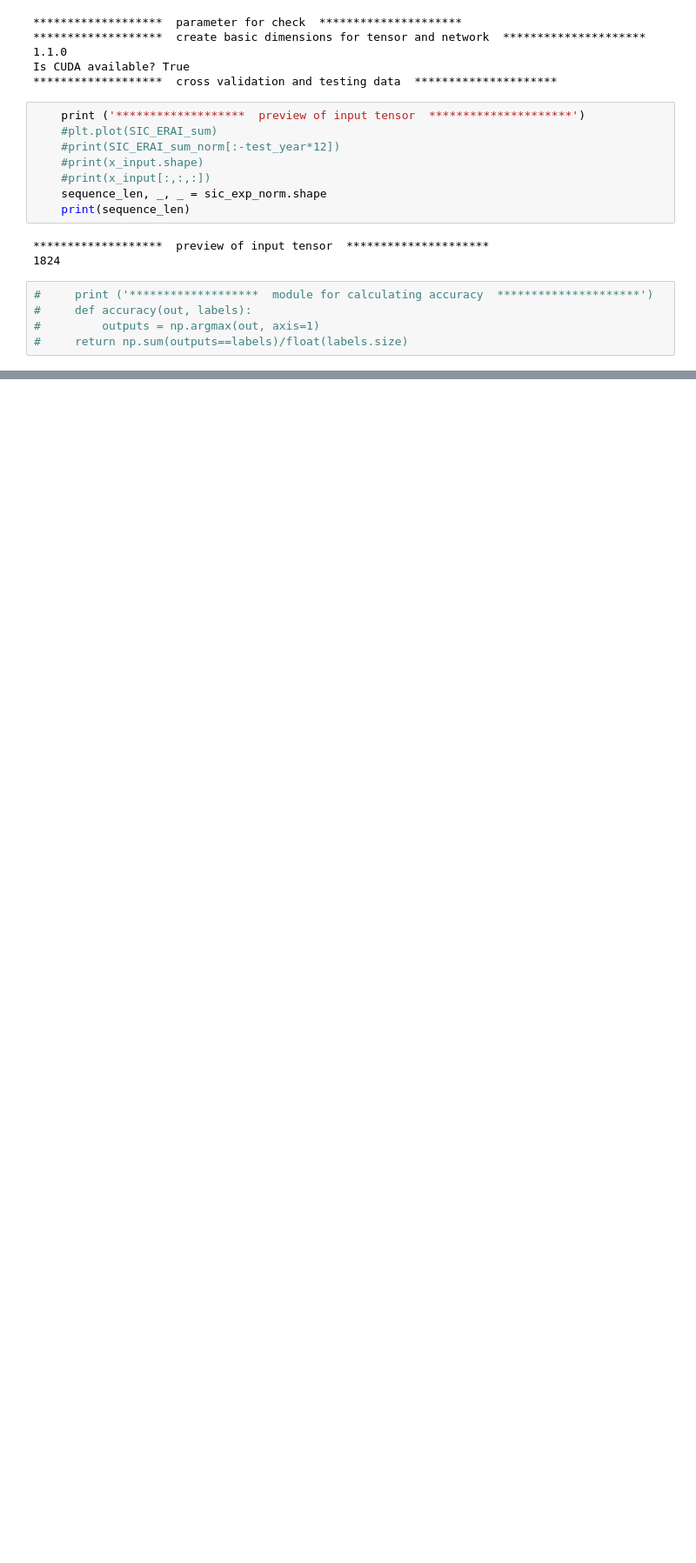
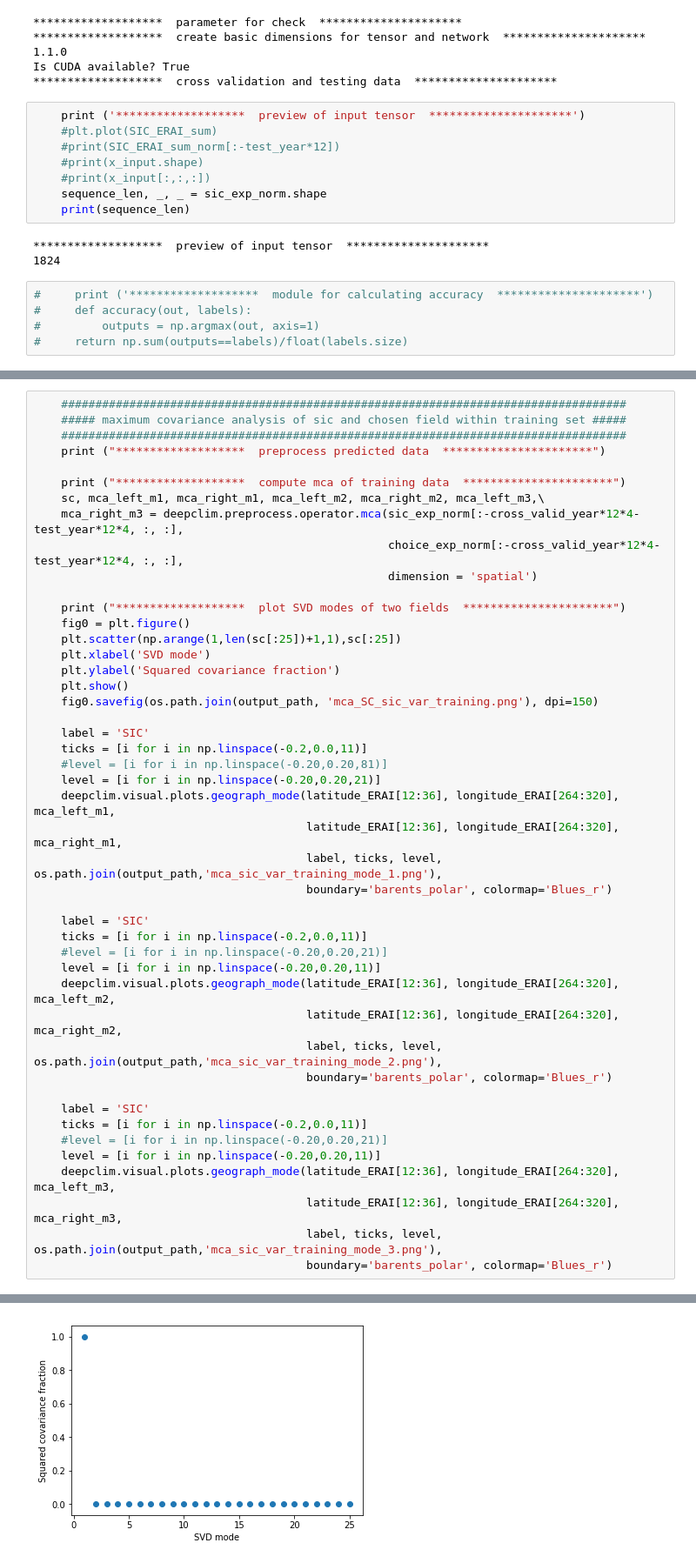
Before and after one commit to geek-yang/DeepArctic, a Jupyter notebook: Map/valid_All/map_LSTM_multiple_2SIC_Barents_GPU_param_validAll_MCA.ipynb, the cells around one changed output, grey strips where cells are left out. Shown at 87% size. Cells and saved outputs as stored; diff of their text form; blank space fills up the shorter version.

Commit message:
update MCA analysis

```diff
--- a/Map/valid_All/map_LSTM_multiple_2SIC_Barents_GPU_param_validAll_MCA.ipynb
+++ b/Map/valid_All/map_LSTM_multiple_2SIC_Barents_GPU_param_validAll_MCA.ipynb
@@ -847,0 +527,47 @@ The input fields are originally on geographical grid
+# %%
+    ###################################################################################
+    ##### maximum covariance analysis of sic and chosen field within training set #####
+    ###################################################################################
+    print ("*******************  preprocess predicted data  **********************")
+
+    print ("*******************  compute mca of training data  **********************")
+    sc, mca_left_m1, mca_right_m1, mca_left_m2, mca_right_m2, mca_left_m3,\
+    mca_right_m3 = deepclim.preprocess.operator.mca(sic_exp_norm[:-cross_valid_year*12*4-test_year*12*4, :, :],
+                                                    choice_exp_norm[:-cross_valid_year*12*4-test_year*12*4, :, :],
+                                                    dimension = 'spatial')
+
+    print ("*******************  plot SVD modes of two fields  **********************")
+    fig0 = plt.figure()
+    plt.scatter(np.arange(1,len(sc[:25])+1,1),sc[:25])
+    plt.xlabel('SVD mode')
+    plt.ylabel('Squared covariance fraction')
+    plt.show()
+    fig0.savefig(os.path.join(output_path, 'mca_SC_sic_var_training.png'), dpi=150)
+
+    label = 'SIC'
+    ticks = [i for i in np.linspace(-0.2,0.0,11)]
+    #level = [i for i in np.linspace(-0.20,0.20,81)]
+    level = [i for i in np.linspace(-0.20,0.20,21)]
+    deepclim.visual.plots.geograph_mode(latitude_ERAI[12:36], longitude_ERAI[264:320], mca_left_m1,
+                                        latitude_ERAI[12:36], longitude_ERAI[264:320], mca_right_m1,
+                                        label, ticks, level, os.path.join(output_path,'mca_sic_var_training_mode_1.png'),
+                                        boundary='barents_polar', colormap='Blues_r')
+
+    label = 'SIC'
+    ticks = [i for i in np.linspace(-0.2,0.0,11)]
+    #level = [i for i in np.linspace(-0.20,0.20,21)]
+    level = [i for i in np.linspace(-0.20,0.20,11)]
+    deepclim.visual.plots.geograph_mode(latitude_ERAI[12:36], longitude_ERAI[264:320], mca_left_m2,
+                                        latitude_ERAI[12:36], longitude_ERAI[264:320], mca_right_m2,
+                                        label, ticks, level, os.path.join(output_path,'mca_sic_var_training_mode_2.png'),
+                                        boundary='barents_polar', colormap='Blues_r')
+
+    label = 'SIC'
+    ticks = [i for i in np.linspace(-0.2,0.0,11)]
+    #level = [i for i in np.linspace(-0.20,0.20,21)]
+    level = [i for i in np.linspace(-0.20,0.20,11)]
+    deepclim.visual.plots.geograph_mode(latitude_ERAI[12:36], longitude_ERAI[264:320], mca_left_m3,
+                                        latitude_ERAI[12:36], longitude_ERAI[264:320], mca_right_m3,
+                                        label, ticks, level, os.path.join(output_path,'mca_sic_var_training_mode_3.png'),
+                                        boundary='barents_polar', colormap='Blues_r')
+# %% [output]
@@ -847,0 +578 @@ The input fields are originally on geographical grid
+[figure, added]
```
Also changed, not shown: parts of 20 cells of this notebook.
